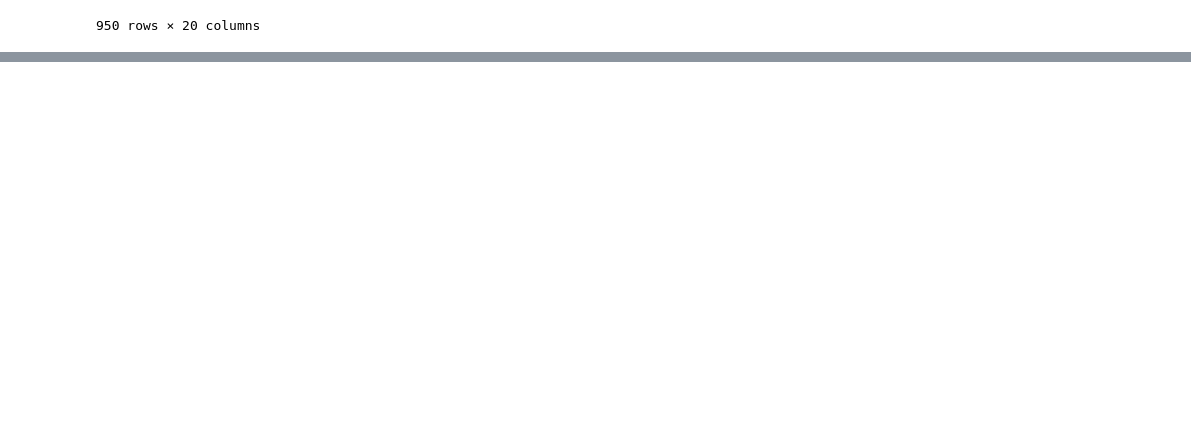
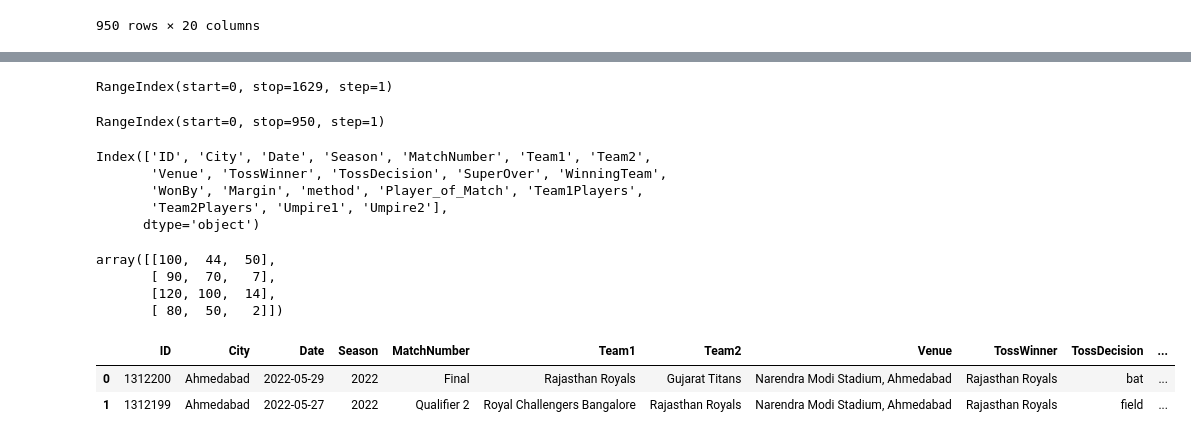
Before and after one commit to akmayank94/DA-Useful-Libraries, a Jupyter notebook: pandas files/pandas_dataframes.ipynb, the cells around one changed output, grey strips where cells are left out. Drawn from its saved outputs; the diff is of its cells as text; code cells hidden in the pictures; blank space fills up the shorter version.

```diff
--- a/pandas files/pandas_dataframes.ipynb
+++ b/pandas files/pandas_dataframes.ipynb
@@ -66,0 +123,33 @@ ipl
+# %%
+# index
+movies.index
+# %% [output]
+RangeIndex(start=0, stop=1629, step=1)
+# %%
+ipl.index
+# %% [output]
+RangeIndex(start=0, stop=950, step=1)
+# %%
+# columns
+ipl.columns
+# %% [output]
+Index(['ID', 'City', 'Date', 'Season', 'MatchNumber', 'Team1', 'Team2',
+       'Venue', 'TossWinner', 'TossDecision', 'SuperOver', 'WinningTeam',
+       'WonBy', 'Margin', 'method', 'Player_of_Match', 'Team1Players',
+       'Team2Players', 'Umpire1', 'Umpire2'],
+      dtype='object')
+# %%
+# values
+students.values
+# %% [output]
+array([[100,  44,  50],
+       [ 90,  70,   7],
+       [120, 100,  14],
+       [ 80,  50,   2]])
+# %%
+# head and tail
+ipl.head(2)
+# %% [output]
+|  | ID | City | Date | Season | MatchNumber | Team1 | Team2 | Venue | TossWinner | TossDecision | ... |
+| 0 | 1312200 | Ahmedabad | 2022-05-29 | 2022 | Final | Rajasthan Royals | Gujarat Titans | Narendra Modi Stadium, Ahmedabad | Rajasthan Royals | bat | ... |
+| 1 | 1312199 | Ahmedabad | 2022-05-27 | 2022 | Qualifier 2 | Royal Challengers Bangalore | Rajasthan Royals | Narendra Modi Stadium, Ahmedabad | Rajasthan Royals | field | ... |
```
Also changed, not shown: parts of 17 cells of this notebook.
